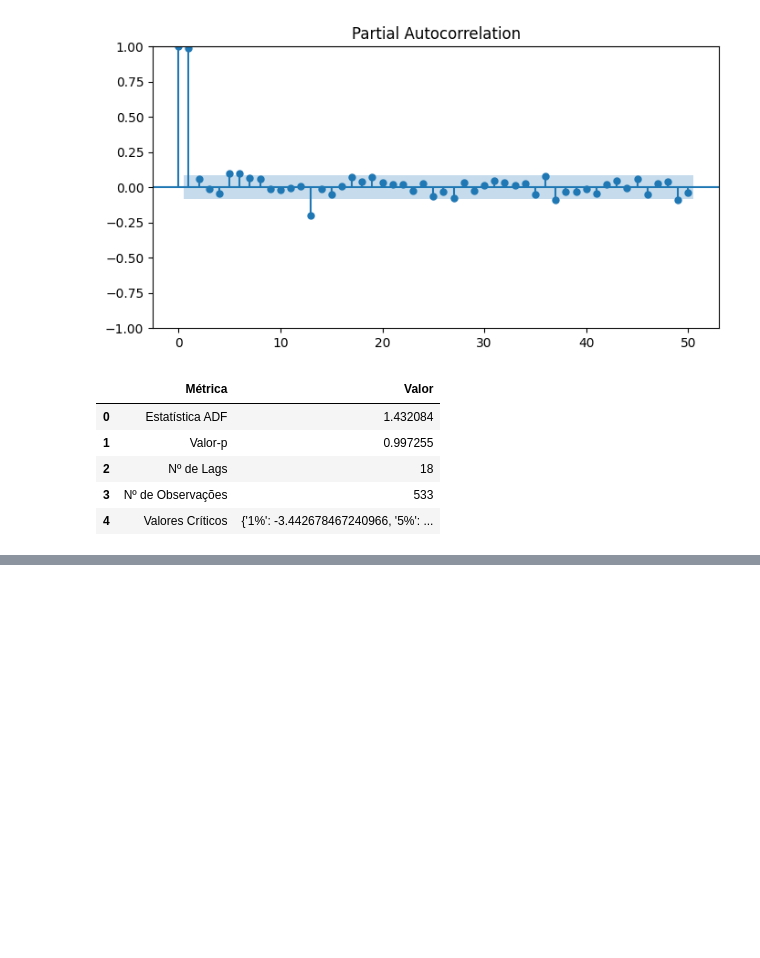
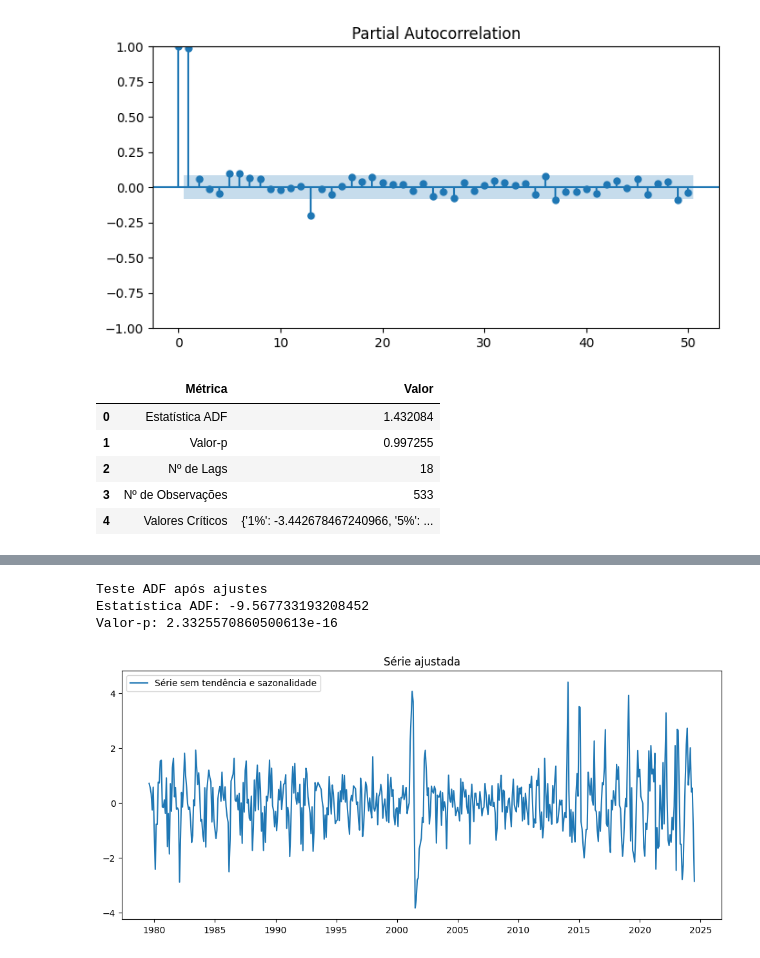
Before and after one commit to DecMF/Proj-Series-Temporais, a Jupyter notebook: series.ipynb, the cells around one changed output, grey strips where cells are left out. Cells and saved outputs as stored; diff of their text form; code cells hidden in the pictures; blank space fills up the shorter version.

```diff
--- a/series.ipynb
+++ b/series.ipynb
@@ -228,0 +157,3 @@ array([['Valores Críticos',
+# %%
+# Remover a tendência (mantendo sazonalidade)
+data['Sem_tendencia'] = transformed_series - decomposition.trend
@@ -228,0 +177,23 @@ array([['Valores Críticos',
+# %%
+# Remover sazonalidade
+data['Sem_sazonalidade'] = data['Sem_tendencia'] - decomposition.seasonal
+# %%
+# Teste ADF após remoção de sazonalidade e tendência
+adf_result = adfuller(data['Sem_sazonalidade'].dropna())
+
+print("\nTeste ADF após ajustes")
+print(f'Estatística ADF: {adf_result[0]}')
+print(f'Valor-p: {adf_result[1]}')
+# %% [output]
+Teste ADF após ajustes
+Estatística ADF: -9.567733193208452
+Valor-p: 2.3325570860500613e-16
+# %%
+# Plot da série tratada
+plt.figure(figsize=(12, 5))
+plt.plot(data['Sem_sazonalidade'], label='Série sem tendência e sazonalidade')
+plt.title('Série ajustada')
+plt.legend()
+plt.show()
+# %% [output]
+[figure, added]
```
Also changed, not shown: parts of 19 cells of this notebook.
